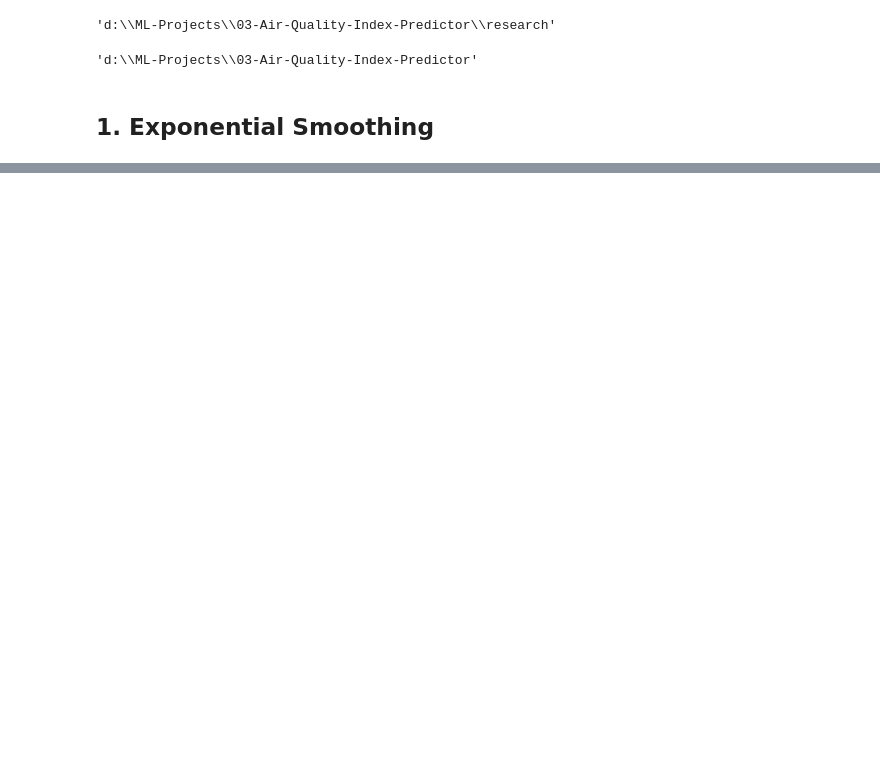
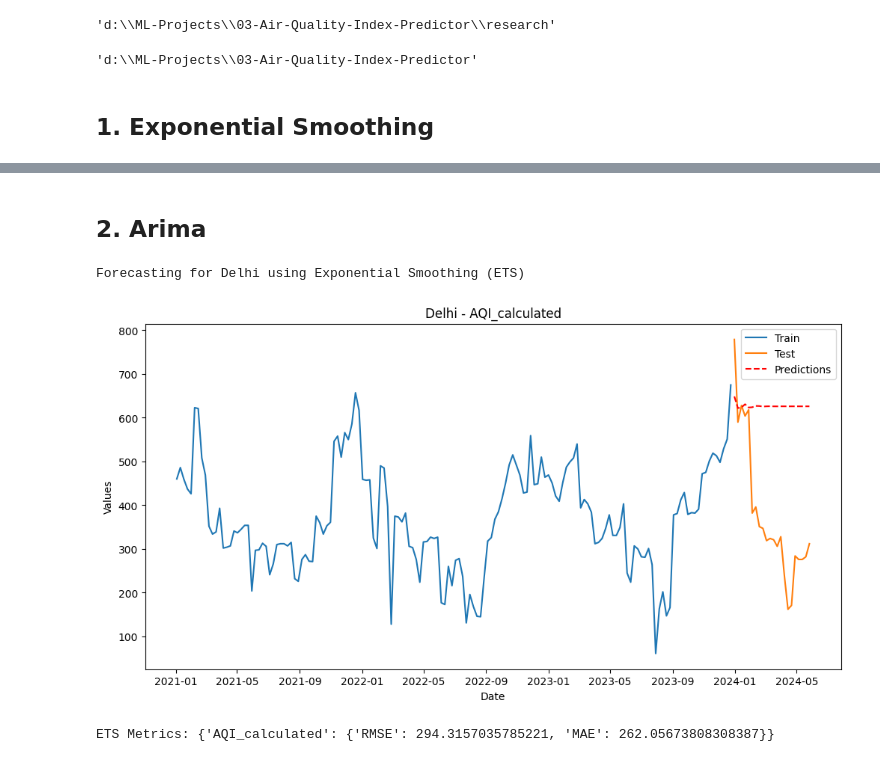
Before and after one commit to Devesh061102/03-Air-Quality-Index-Predictor, a Jupyter notebook: research/04_Modeling_Experiments.ipynb, the cells around one changed output, grey strips where cells are left out. Drawn from its saved outputs; the diff is of its cells as text; code cells hidden in the pictures; blank space fills up the shorter version.

```diff
--- a/research/04_Modeling_Experiments.ipynb
+++ b/research/04_Modeling_Experiments.ipynb
@@ -318,0 +302,21 @@ ETS Metrics: {'CO': {'RMSE': 1.0478370731190247, 'MAE': 0.8376332953718016}, 'NO
+# %% [markdown]
+## 2. Arima
+# %%
+# ARIMA
+def arima_forecast(train, test, order=(5,1,0)):
+    model = ARIMA(train, order=order)
+    model_fit = model.fit()
+    forecast = model_fit.forecast(steps=len(test))
+    return forecast
+# %%
+# City to forecast
+city_name = 'Delhi'
+
+# Exponential Smoothing (ETS) Forecast
+print(f"Forecasting for {city_name} using Exponential Smoothing (ETS)")
+ets_forecasts, ets_metrics = city_forecasting_with_plot(city_name, train_data, test_data, arima_forecast)
+print("ETS Metrics:", ets_metrics)
+# %% [output]
+Forecasting for Delhi using Exponential Smoothing (ETS)
+[figure, added]
+ETS Metrics: {'AQI_calculated': {'RMSE': 294.3157035785221, 'MAE': 262.05673808308387}}
```
Also changed, not shown: parts of 10 cells of this notebook, 1 other file.
